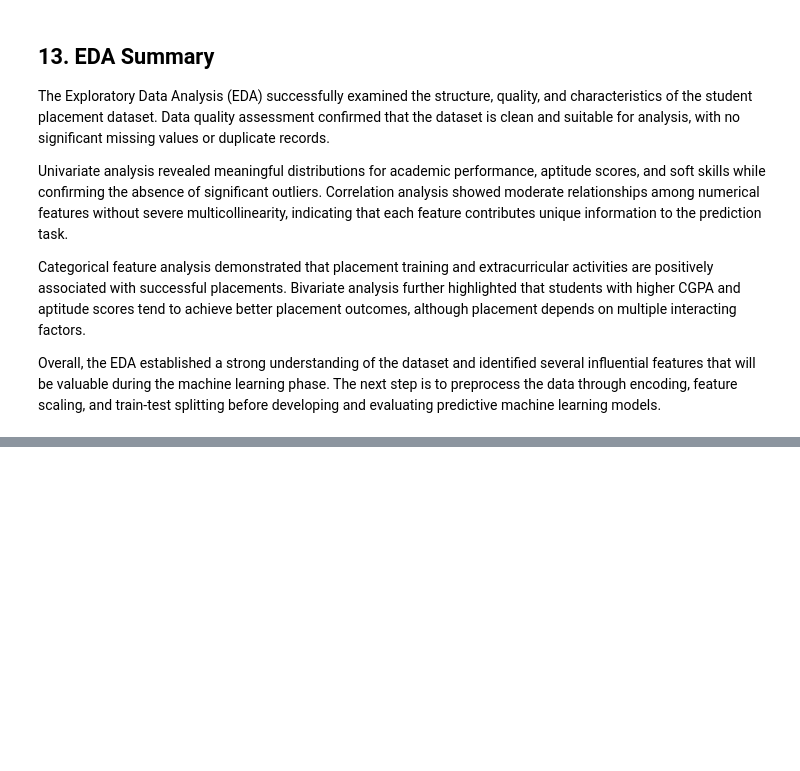
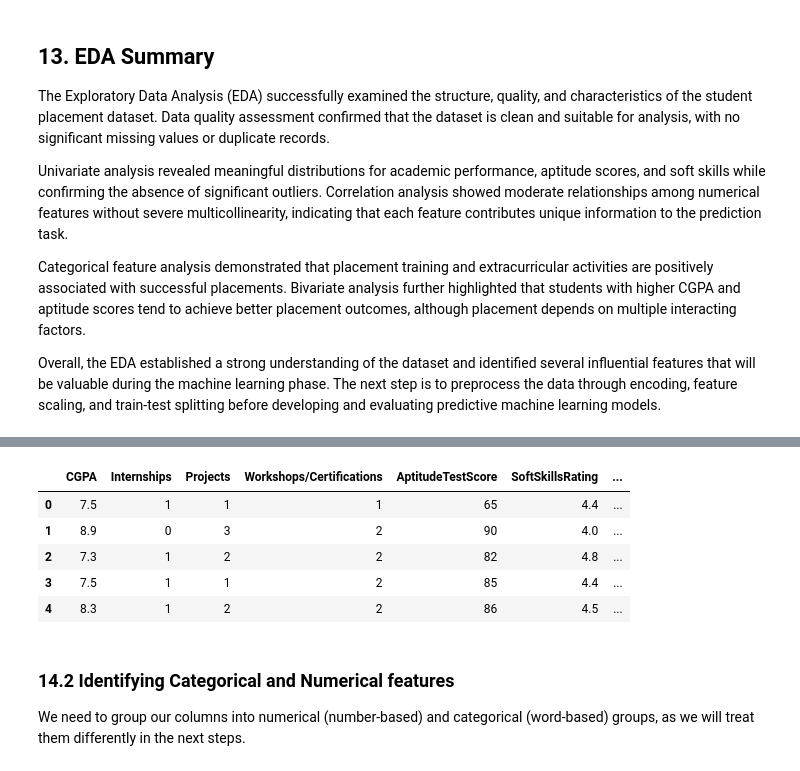
Before and after one commit to avy-pixel/Student-placement-prediction, a Jupyter notebook: Studentdata/Notebook.ipynb, the cells around one changed output, grey strips where cells are left out. Drawn from its saved outputs; the diff is of its cells as text; code cells hidden in the pictures; blank space fills up the shorter version.

```diff
--- a/Studentdata/Notebook.ipynb
+++ b/Studentdata/Notebook.ipynb
@@ -533,0 +539,16 @@ Overall, the EDA established a strong understanding of the dataset and identifie
+# %%
+# Drop the StudentID column from our dataset
+df=df.drop(columns=['StudentID'])
+
+#Show the first 5 rows to confirm if it's gone
+df.head()
+# %% [output]
+|  | CGPA | Internships | Projects | Workshops/Certifications | AptitudeTestScore | SoftSkillsRating | ... |
+| 0 | 7.5 | 1 | 1 | 1 | 65 | 4.4 | ... |
+| 1 | 8.9 | 0 | 3 | 2 | 90 | 4.0 | ... |
+| 2 | 7.3 | 1 | 2 | 2 | 82 | 4.8 | ... |
+| 3 | 7.5 | 1 | 1 | 2 | 85 | 4.4 | ... |
+| 4 | 8.3 | 1 | 2 | 2 | 86 | 4.5 | ... |
+# %% [markdown]
+### 14.2 Identifying Categorical and Numerical features
+We need to group our columns into numerical (number-based) and categorical (word-based) groups, as we will treat them differently in the next steps.
```
Also changed, not shown: parts of 19 cells of this notebook.
